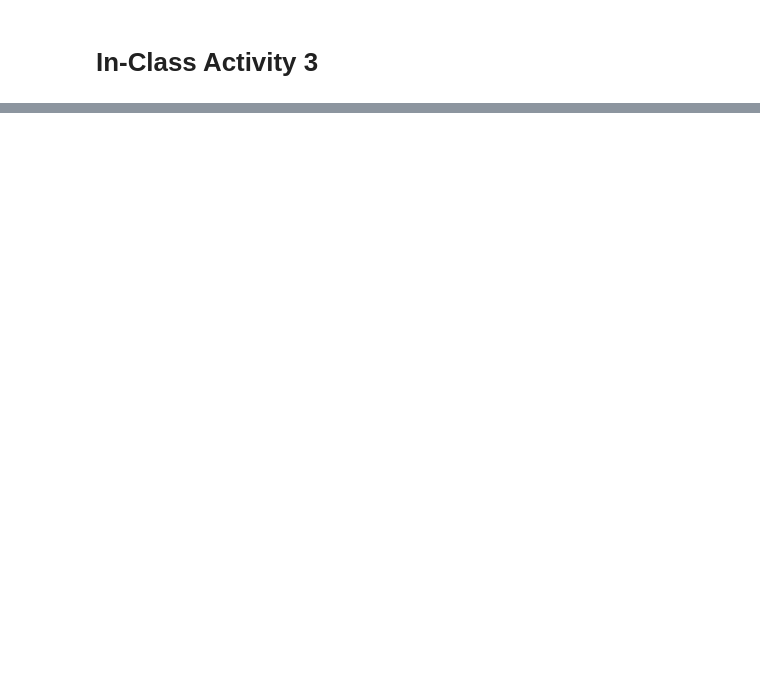
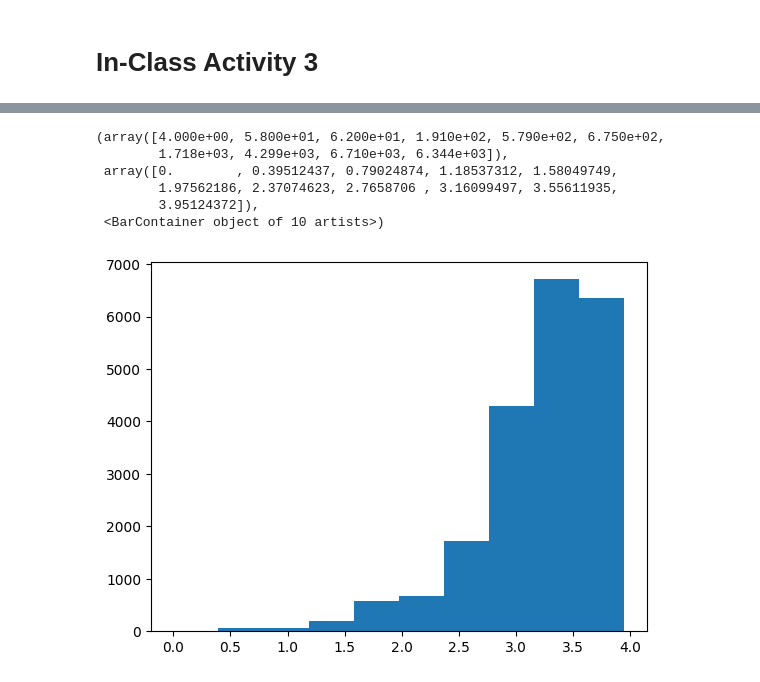
Before and after one commit to coughlinjennie/data71200su24, a Jupyter notebook: class3/data71200class3lab-Jennie.ipynb, the cells around one changed output, grey strips where cells are left out. Cells and saved outputs as stored; diff of their text form; code cells hidden in the pictures; blank space fills up the shorter version.

```diff
--- a/class3/data71200class3lab-Jennie.ipynb
+++ b/class3/data71200class3lab-Jennie.ipynb
@@ -59,0 +141,11 @@ from sklearn.preprocessing import KBinsDiscretizer
+# %%
+# np.log
+plt.hist(np.log(housing_pd),bins=nbins)
+# %% [output]
+(array([4.000e+00, 5.800e+01, 6.200e+01, 1.910e+02, 5.790e+02, 6.750e+02,
+        1.718e+03, 4.299e+03, 6.710e+03, 6.344e+03]),
+ array([0.        , 0.39512437, 0.79024874, 1.18537312, 1.58049749,
+        1.97562186, 2.37074623, 2.7658706 , 3.16099497, 3.55611935,
+        3.95124372]),
+ <BarContainer object of 10 artists>)
+[figure, added]
```
Also changed, not shown: parts of 23 cells of this notebook.
